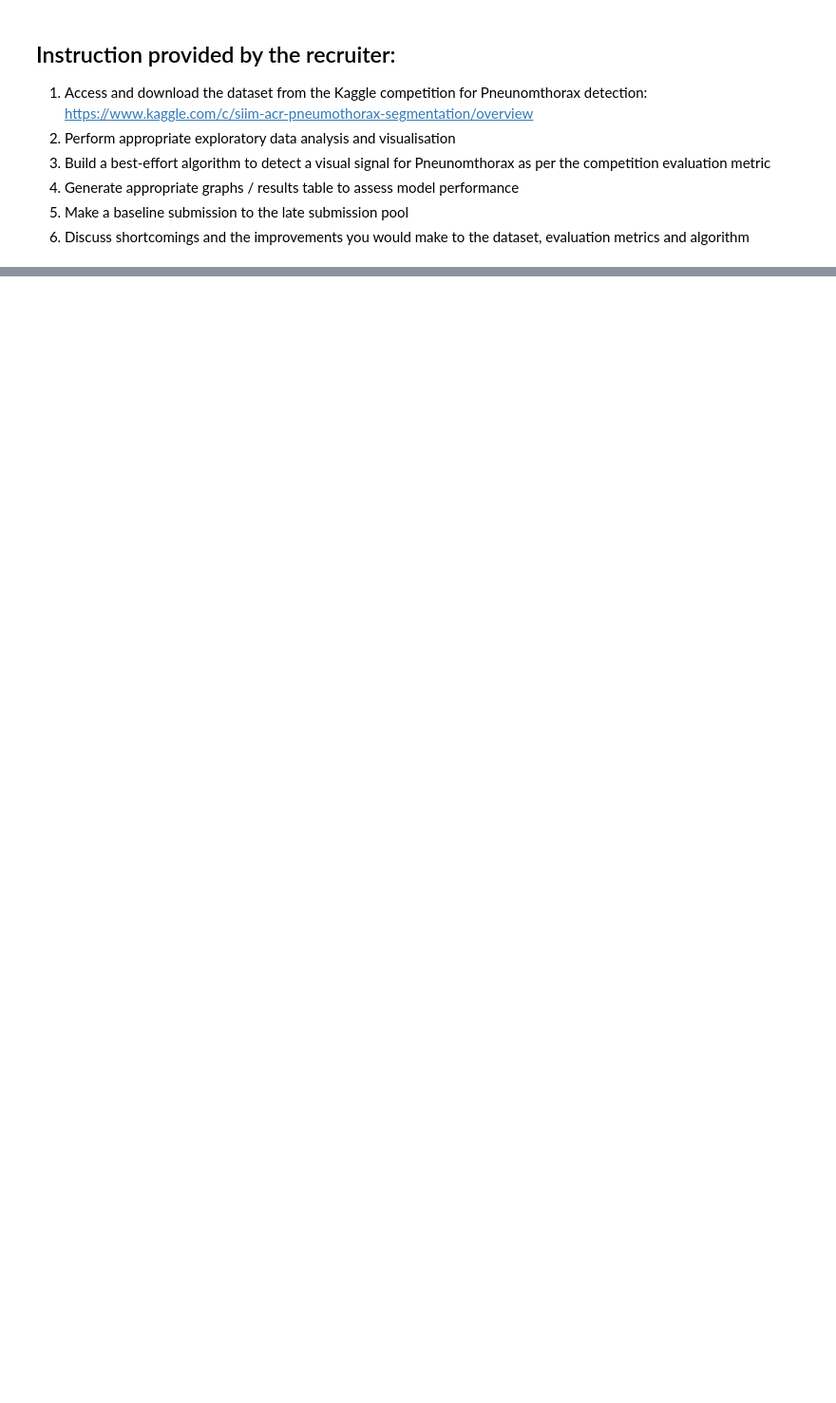
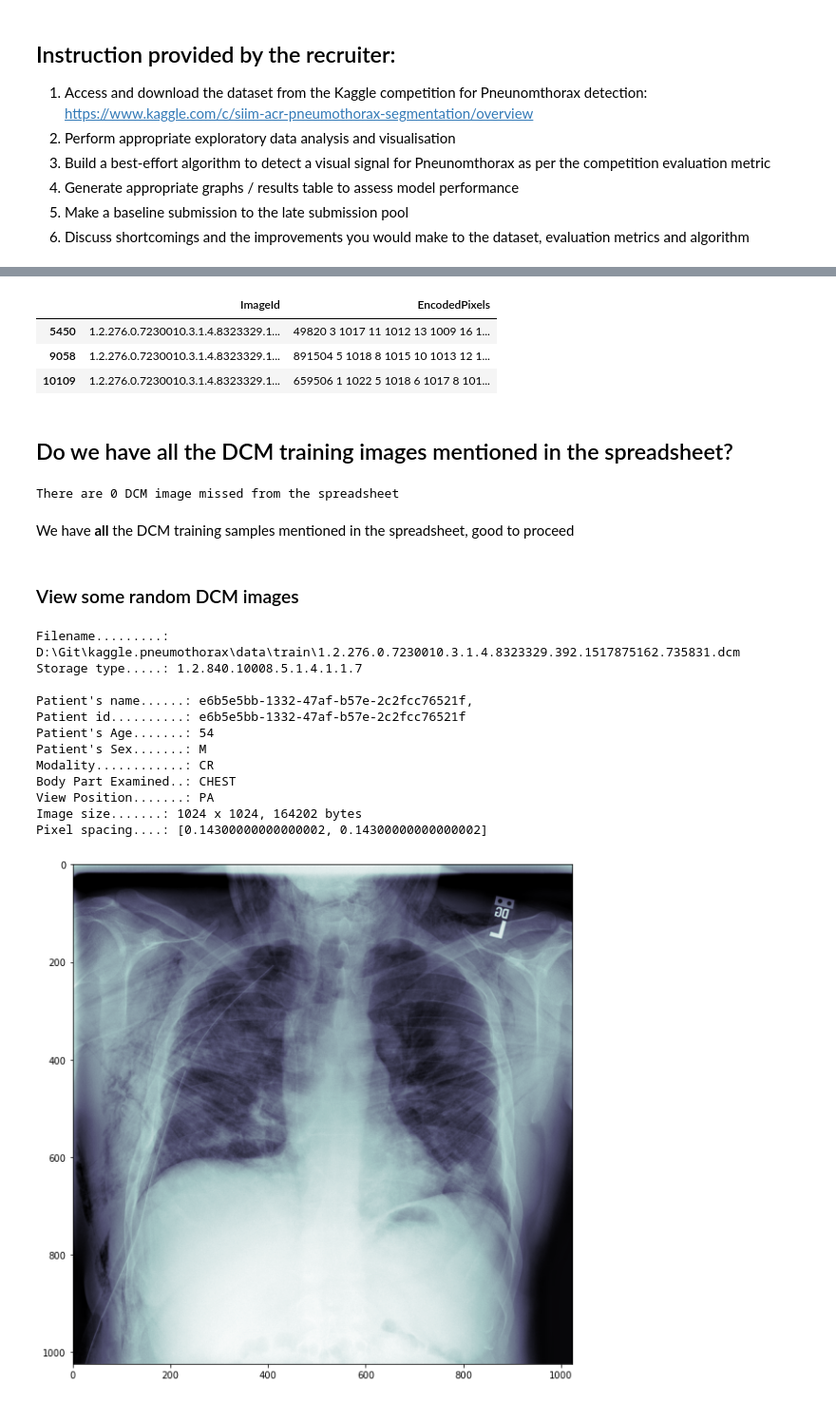
Before and after one commit to lyh710/kaggle.pneumothorax, a Jupyter notebook: harrison.ipynb, the cells around one changed output, grey strips where cells are left out. Shown at 95% size. Cells and saved outputs as stored; diff of their text form; code cells hidden in the pictures; blank space fills up the shorter version.

Commit message:
data explore

```diff
--- a/harrison.ipynb
+++ b/harrison.ipynb
@@ -21,0 +198,76 @@ To my wife Selina, for keeping the kids occupied and entertained during weekend,
+# %%
+# One example of multiple annotation
+
+df_train_rle[df_train_rle['ImageId']==dup_dcm_ids[0]]
+# %% [output]
+|  | ImageId | EncodedPixels |
+| 5450 | 1.2.276.0.7230010.3.1.4.8323329.1... | 49820 3 1017 11 1012 13 1009 16 1... |
+| 9058 | 1.2.276.0.7230010.3.1.4.8323329.1... | 891504 5 1018 8 1015 10 1013 12 1... |
+| 10109 | 1.2.276.0.7230010.3.1.4.8323329.1... | 659506 1 1022 5 1018 6 1017 8 101... |
+# %% [markdown]
+## Do we have all the DCM training images mentioned in the spreadsheet?
+# %%
+miss_train = []
+for x in df_train_rle['ImageId'].unique():
+    fn = os.path.join(os.getcwd(), 'data', 'train', x+'.dcm')
+    if not os.path.exists(fn):
+        miss_train.append(fn)
+
+print('There are {} DCM image missed from the spreadsheet'.format(len(miss_train)))
+# %% [output]
+There are 0 DCM image missed from the spreadsheet
+# %% [markdown]
+We have **all** the DCM training samples mentioned in the spreadsheet, good to proceed
+# %% [markdown]
+### View some random DCM images
+# %%
+# Below 2 utils are provided by https://www.kaggle.com/jesperdramsch/intro-chest-xray-dicom-viz-u-nets-full-data
+# The original code snippet has a bug around the "fn", which I fixed accordingly to make it work
+def show_dcm_info(fn, dataset):
+    print("Filename.........:", fn)
+    print("Storage type.....:", dataset.SOPClassUID)
+    print()
+
+    pat_name = dataset.PatientName
+    display_name = pat_name.family_name + ", " + pat_name.given_name
+    print("Patient's name......:", display_name)
+    print("Patient id..........:", dataset.PatientID)
+    print("Patient's Age.......:", dataset.PatientAge)
+    print("Patient's Sex.......:", dataset.PatientSex)
+    print("Modality............:", dataset.Modality)
+    print("Body Part Examined..:", dataset.BodyPartExamined)
+    print("View Position.......:", dataset.ViewPosition)
+
+    if 'PixelData' in dataset:
+        rows = int(dataset.Rows)
+        cols = int(dataset.Columns)
+        print("Image size.......: {rows:d} x {cols:d}, {size:d} bytes".format(
+            rows=rows, cols=cols, size=len(dataset.PixelData)))
+        if 'PixelSpacing' in dataset:
+            print("Pixel spacing....:", dataset.PixelSpacing)
+
+def plot_pixel_array(dataset, figsize=(10,10)):
+    plt.figure(figsize=figsize)
+    plt.imshow(dataset.pixel_array, cmap=plt.cm.bone)
+    plt.show()
+# %%
+# one random DCM image to view
+dcm_id  =  np.random.choice(df_train_rle['ImageId'].unique())
+fn      = os.path.join(os.getcwd(), 'data', 'train', dcm_id+'.dcm')
+dataset = pydicom.dcmread(fn)
+show_dcm_info(fn, dataset)
+plot_pixel_array(dataset)
+# %% [output]
+Filename.........: D:\Git\kaggle.pneumothorax\data\train\1.2.276.0.7230010.3.1.4.8323329.392.1517875162.735831.dcm
+Storage type.....: 1.2.840.10008.5.1.4.1.1.7
+
+Patient's name......: e6b5e5bb-1332-47af-b57e-2c2fcc76521f,
+Patient id..........: e6b5e5bb-1332-47af-b57e-2c2fcc76521f
+Patient's Age.......: 54
+Patient's Sex.......: M
+Modality............: CR
+Body Part Examined..: CHEST
+View Position.......: PA
+Image size.......: 1024 x 1024, 164202 bytes
+Pixel spacing....: [0.14300000000000002, 0.14300000000000002]
+[figure, added]
```
Also changed, not shown: parts of 23 cells of this notebook, 2 other files.
